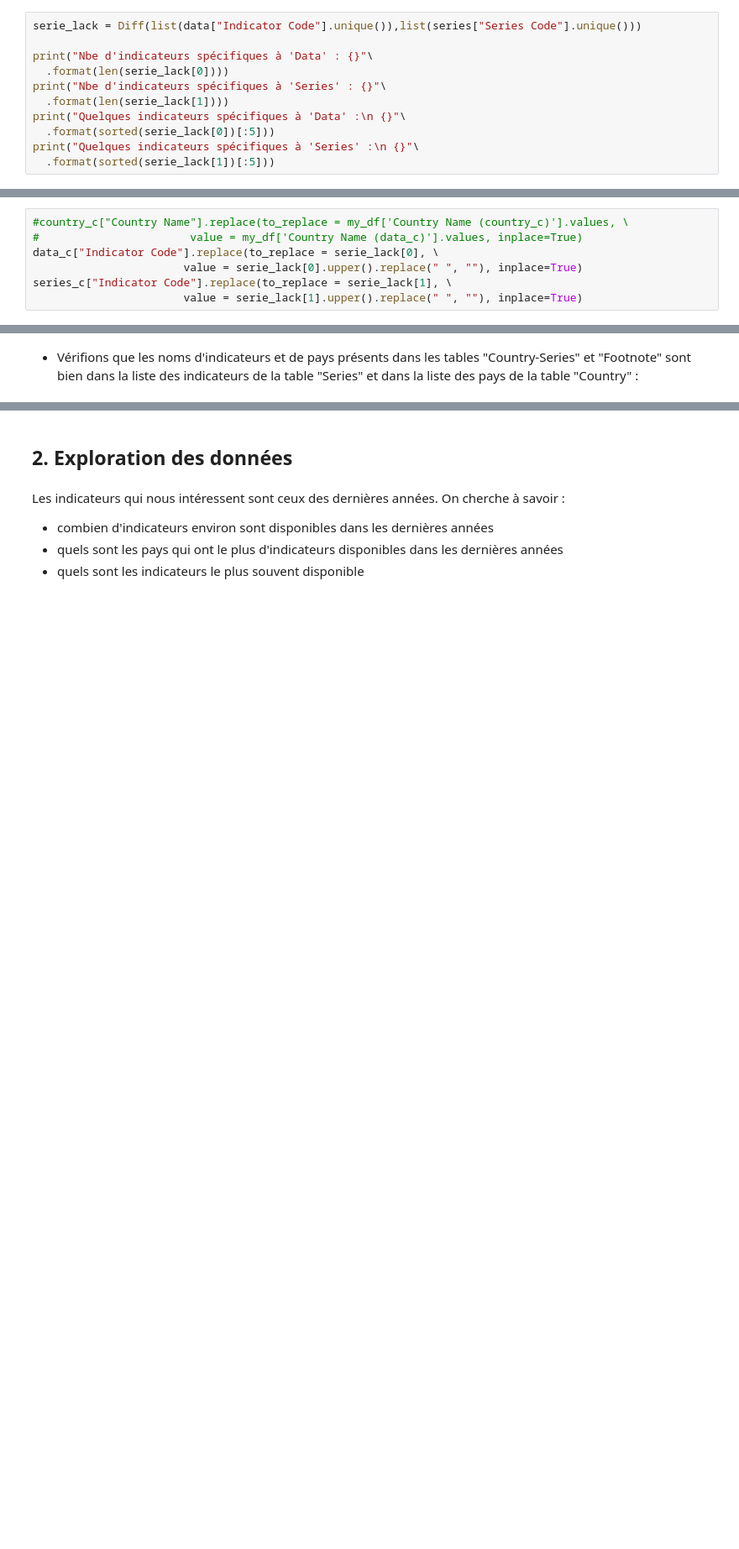
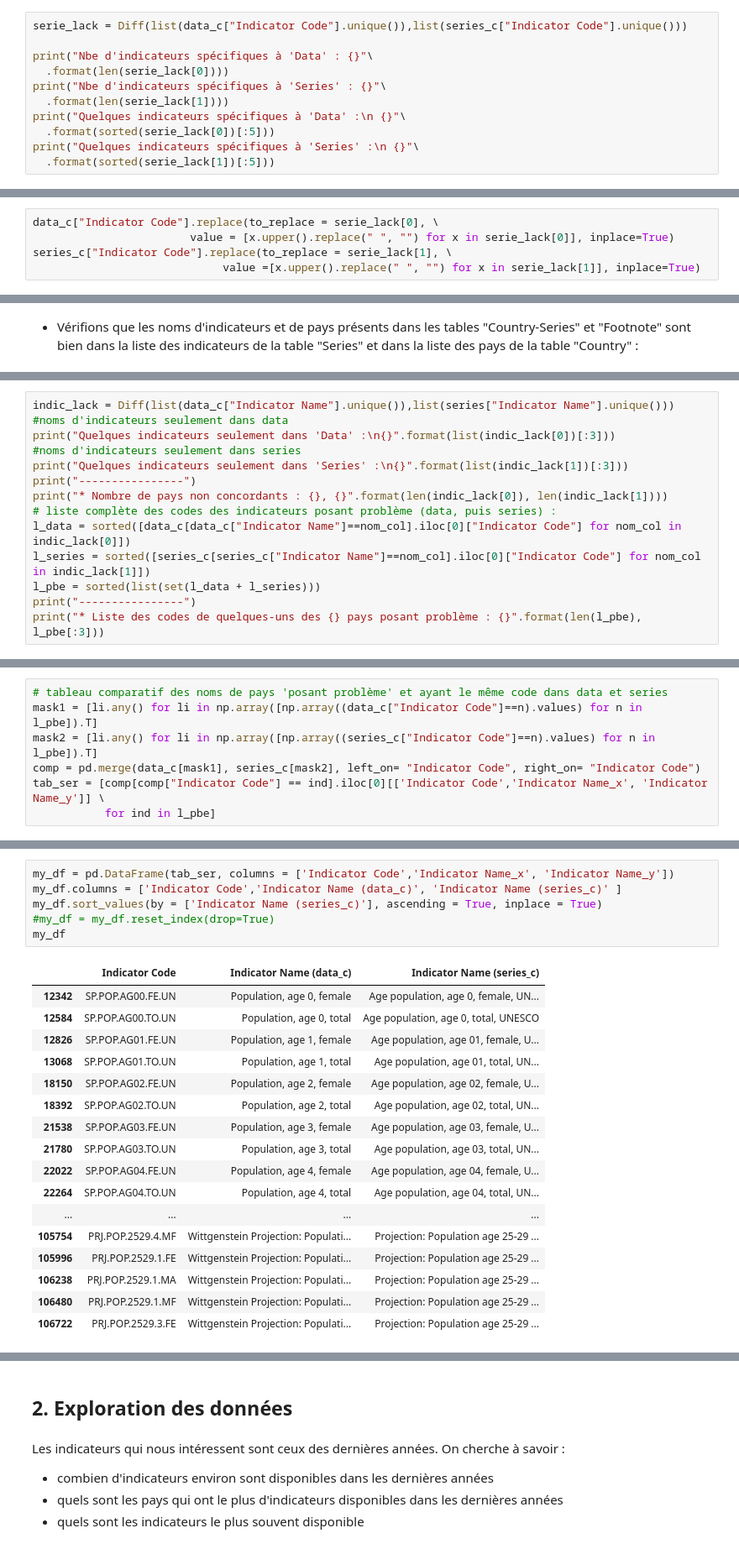
Before and after one commit to SmellyArmure/OC_DS_Project2, a Jupyter notebook: NOTEBOOK/P2-DataSystEd.ipynb, the cells around one changed output, grey strips where cells are left out. Shown at 84% size. Cells and saved outputs as stored; diff of their text form; blank space fills up the shorter version.

Commit message:
nettoyage à peu près fini et tableau excel mis à jour

```diff
--- a/NOTEBOOK/P2-DataSystEd.ipynb
+++ b/NOTEBOOK/P2-DataSystEd.ipynb
@@ -682,7 +682,7 @@ country_c["Country Name"].replace(to_replace = my_df['Country Name (country_c)']
 # %% [markdown]
 - Les tables "Data" et "Series" ont bien le même nombre d'entrée uniques pour la colonne "Indicator Code" et "Series Code" (voir dataframes inf_data et inf_country) : 3665. Vérifions si ces entrées uniques sont bien les mêmes :
 # %%
-serie_lack = Diff(list(data["Indicator Code"].unique()),list(series["Series Code"].unique()))
+serie_lack = Diff(list(data_c["Indicator Code"].unique()),list(series_c["Indicator Code"].unique()))
 
 print("Nbe d'indicateurs spécifiques à 'Data' : {}"\
   .format(len(serie_lack[0])))
@@ -731,9 +731,7 @@ Nbe d'indicateurs spécifiques à 'Data', puis 'Series' : 0, 0
 # %% [markdown]
 La correction des noms des deux bases est nécessaire. On effectue la correction des indicateurs dans la base 'Data', dans la base 'Series'.
 # %%
-#country_c["Country Name"].replace(to_replace = my_df['Country Name (country_c)'].values, \
-#                       value = my_df['Country Name (data_c)'].values, inplace=True)
 data_c["Indicator Code"].replace(to_replace = serie_lack[0], \
-                       value = serie_lack[0].upper().replace(" ", ""), inplace=True)
+                        value = [x.upper().replace(" ", "") for x in serie_lack[0]], inplace=True)
 series_c["Indicator Code"].replace(to_replace = serie_lack[1], \
-                       value = serie_lack[1].upper().replace(" ", ""), inplace=True)
+                             value =[x.upper().replace(" ", "") for x in serie_lack[1]], inplace=True)
@@ -863,0 +832,14 @@ footnote[footnote["Year"]=='yr2012']
+# %%
+indic_lack = Diff(list(data_c["Indicator Name"].unique()),list(series["Indicator Name"].unique()))
+#noms d'indicateurs seulement dans data
+print("Quelques indicateurs seulement dans 'Data' :\n{}".format(list(indic_lack[0])[:3]))
+#noms d'indicateurs seulement dans series
+print("Quelques indicateurs seulement dans 'Series' :\n{}".format(list(indic_lack[1])[:3]))
+print("----------------")
+print("* Nombre de pays non concordants : {}, {}".format(len(indic_lack[0]), len(indic_lack[1])))
+# liste complète des codes des indicateurs posant problème (data, puis series) :
+l_data = sorted([data_c[data_c["Indicator Name"]==nom_col].iloc[0]["Indicator Code"] for nom_col in indic_lack[0]])
+l_series = sorted([series_c[series_c["Indicator Name"]==nom_col].iloc[0]["Indicator Code"] for nom_col in indic_lack[1]])
+l_pbe = sorted(list(set(l_data + l_series)))
+print("----------------")
+print("* Liste des codes de quelques-uns des {} pays posant problème : {}".format(len(l_pbe), l_pbe[:3]))
@@ -863,0 +855,7 @@ footnote[footnote["Year"]=='yr2012']
+# %%
+# tableau comparatif des noms de pays 'posant problème' et ayant le même code dans data et series
+mask1 = [li.any() for li in np.array([np.array((data_c["Indicator Code"]==n).values) for n in l_pbe]).T]
+mask2 = [li.any() for li in np.array([np.array((series_c["Indicator Code"]==n).values) for n in l_pbe]).T]
+comp = pd.merge(data_c[mask1], series_c[mask2], left_on= "Indicator Code", right_on= "Indicator Code")
+tab_ser = [comp[comp["Indicator Code"] == ind].iloc[0][['Indicator Code','Indicator Name_x', 'Indicator Name_y']] \
+           for ind in l_pbe]
@@ -863,0 +866,24 @@ footnote[footnote["Year"]=='yr2012']
+# %%
+my_df = pd.DataFrame(tab_ser, columns = ['Indicator Code','Indicator Name_x', 'Indicator Name_y'])
+my_df.columns = ['Indicator Code','Indicator Name (data_c)', 'Indicator Name (series_c)' ]
+my_df.sort_values(by = ['Indicator Name (series_c)'], ascending = True, inplace = True)
+#my_df = my_df.reset_index(drop=True)
+my_df
+# %% [output]
+|  | Indicator Code | Indicator Name (data_c) | Indicator Name (series_c) |
+| 12342 | SP.POP.AG00.FE.UN | Population, age 0, female | Age population, age 0, female, UN... |
+| 12584 | SP.POP.AG00.TO.UN | Population, age 0, total | Age population, age 0, total, UNESCO |
+| 12826 | SP.POP.AG01.FE.UN | Population, age 1, female | Age population, age 01, female, U... |
+| 13068 | SP.POP.AG01.TO.UN | Population, age 1, total | Age population, age 01, total, UN... |
+| 18150 | SP.POP.AG02.FE.UN | Population, age 2, female | Age population, age 02, female, U... |
+| 18392 | SP.POP.AG02.TO.UN | Population, age 2, total | Age population, age 02, total, UN... |
+| 21538 | SP.POP.AG03.FE.UN | Population, age 3, female | Age population, age 03, female, U... |
+| 21780 | SP.POP.AG03.TO.UN | Population, age 3, total | Age population, age 03, total, UN... |
+| 22022 | SP.POP.AG04.FE.UN | Population, age 4, female | Age population, age 04, female, U... |
+| 22264 | SP.POP.AG04.TO.UN | Population, age 4, total | Age population, age 04, total, UN... |
+| ... | ... | ... | ... |
+| 105754 | PRJ.POP.2529.4.MF | Wittgenstein Projection: Populati... | Projection: Population age 25-29 ... |
+| 105996 | PRJ.POP.2529.1.FE | Wittgenstein Projection: Populati... | Projection: Population age 25-29 ... |
+| 106238 | PRJ.POP.2529.1.MA | Wittgenstein Projection: Populati... | Projection: Population age 25-29 ... |
+| 106480 | PRJ.POP.2529.1.MF | Wittgenstein Projection: Populati... | Projection: Population age 25-29 ... |
+| 106722 | PRJ.POP.2529.3.FE | Wittgenstein Projection: Populati... | Projection: Population age 25-29 ... |
```
Also changed, not shown: parts of 40 cells of this notebook.
